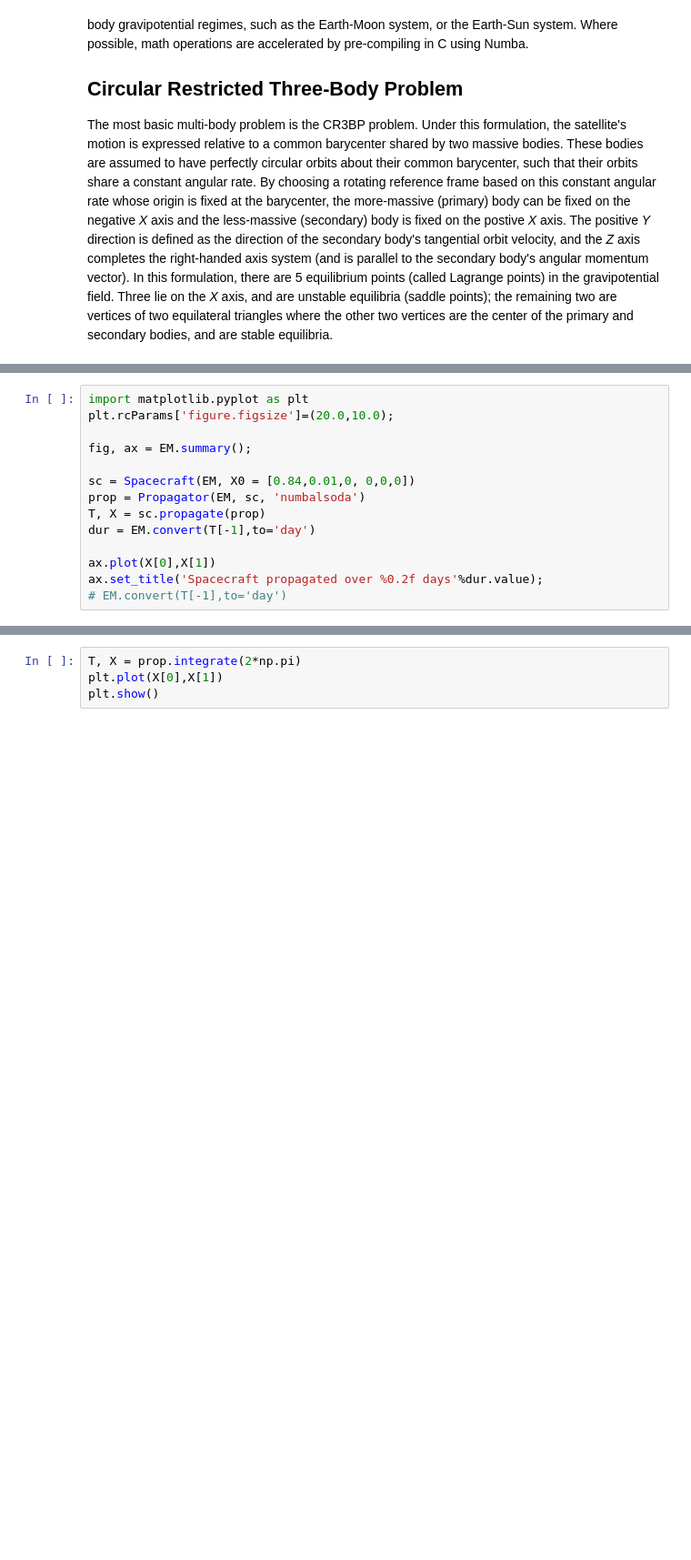
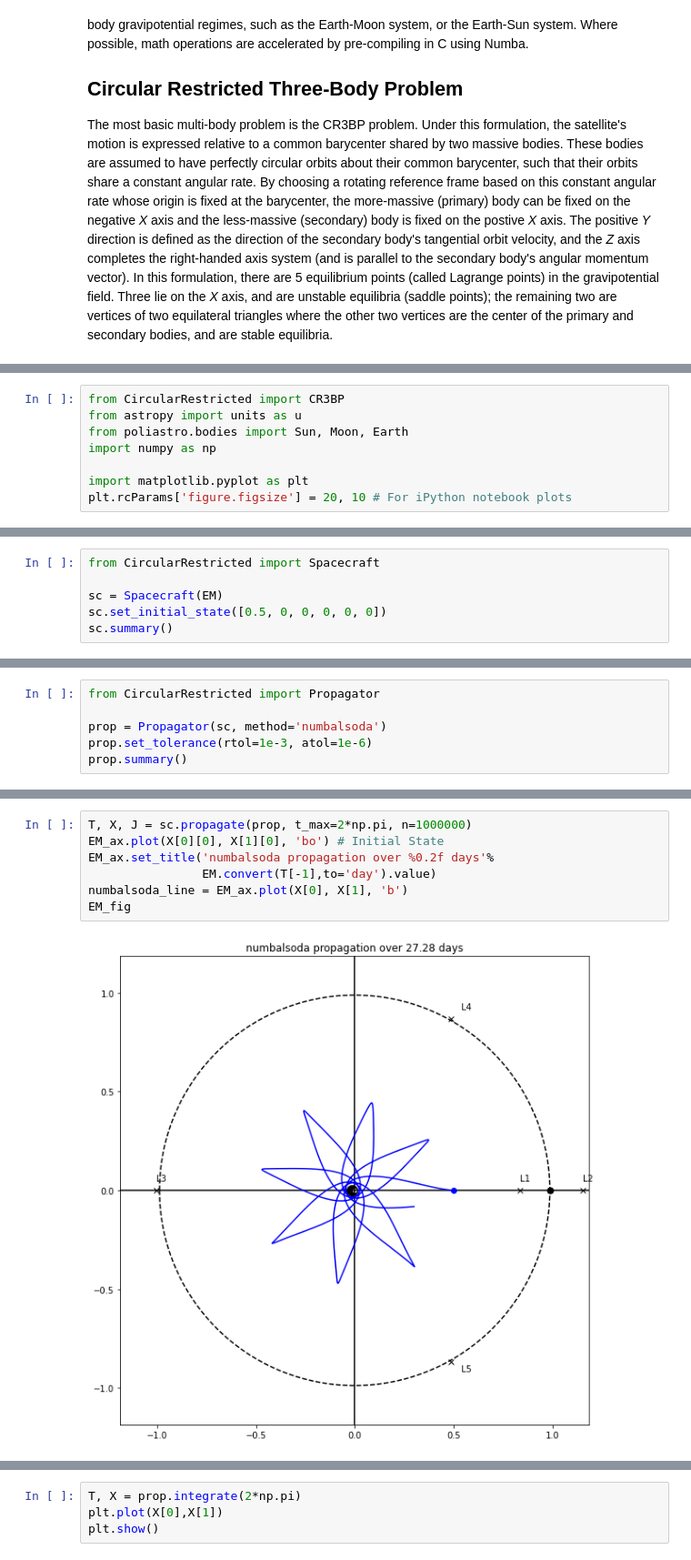
Before and after one commit to zfunke7/CircularRestricted, a Jupyter notebook: sunshade_notebook.ipynb, the cells around one changed output, grey strips where cells are left out. Shown at 91% size. Cells and saved outputs as stored; diff of their text form; blank space fills up the shorter version.

Commit message:
prop fixes, more notebook demo

```diff
--- a/sunshade_notebook.ipynb
+++ b/sunshade_notebook.ipynb
@@ -86,14 +8,0 @@ import matplotlib.pyplot as plt
-# %%
-import matplotlib.pyplot as plt
-plt.rcParams['figure.figsize']=(20.0,10.0);
-
-fig, ax = EM.summary();
-
-sc = Spacecraft(EM, X0 = [0.84,0.01,0, 0,0,0])
-prop = Propagator(EM, sc, 'numbalsoda')
-T, X = sc.propagate(prop)
-dur = EM.convert(T[-1],to='day')
-
-ax.plot(X[0],X[1])
-ax.set_title('Spacecraft propagated over %0.2f days'%dur.value);
-# EM.convert(T[-1],to='day')
@@ -138,0 +13,8 @@ ax.set_title('The Circular Restricted Three Body Problem',fontsize=20);
+# %%
+from CircularRestricted import CR3BP
+from astropy import units as u
+from poliastro.bodies import Sun, Moon, Earth
+import numpy as np
+
+import matplotlib.pyplot as plt
+plt.rcParams['figure.figsize'] = 20, 10 # For iPython notebook plots
@@ -138,0 +130,6 @@ ax.set_title('The Circular Restricted Three Body Problem',fontsize=20);
+# %%
+from CircularRestricted import Spacecraft
+
+sc = Spacecraft(EM)
+sc.set_initial_state([0.5, 0, 0, 0, 0, 0])
+sc.summary()
@@ -138,0 +151,6 @@ ax.set_title('The Circular Restricted Three Body Problem',fontsize=20);
+# %%
+from CircularRestricted import Propagator
+
+prop = Propagator(sc, method='numbalsoda')
+prop.set_tolerance(rtol=1e-3, atol=1e-6)
+prop.summary()
@@ -138,0 +194,9 @@ ax.set_title('The Circular Restricted Three Body Problem',fontsize=20);
+# %%
+T, X, J = sc.propagate(prop, t_max=2*np.pi, n=1000000)
+EM_ax.plot(X[0][0], X[1][0], 'bo') # Initial State
+EM_ax.set_title('numbalsoda propagation over %0.2f days'%
+                EM.convert(T[-1],to='day').value)
+numbalsoda_line = EM_ax.plot(X[0], X[1], 'b')
+EM_fig
+# %% [output]
+[figure, added]
```
Also changed, not shown: parts of 51 cells of this notebook, 1 other file.
